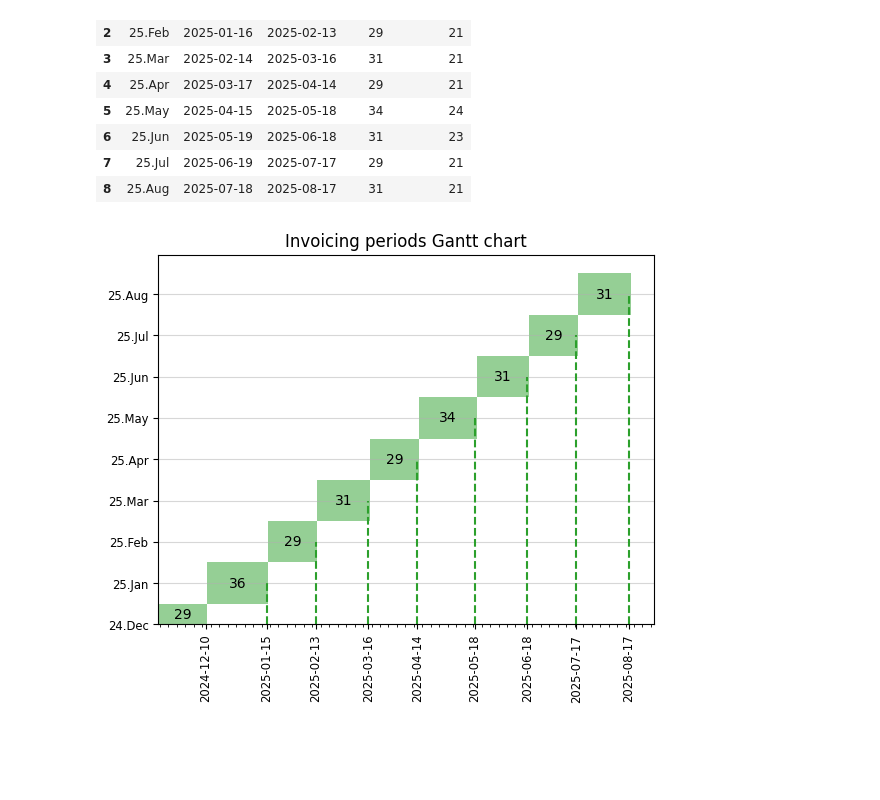
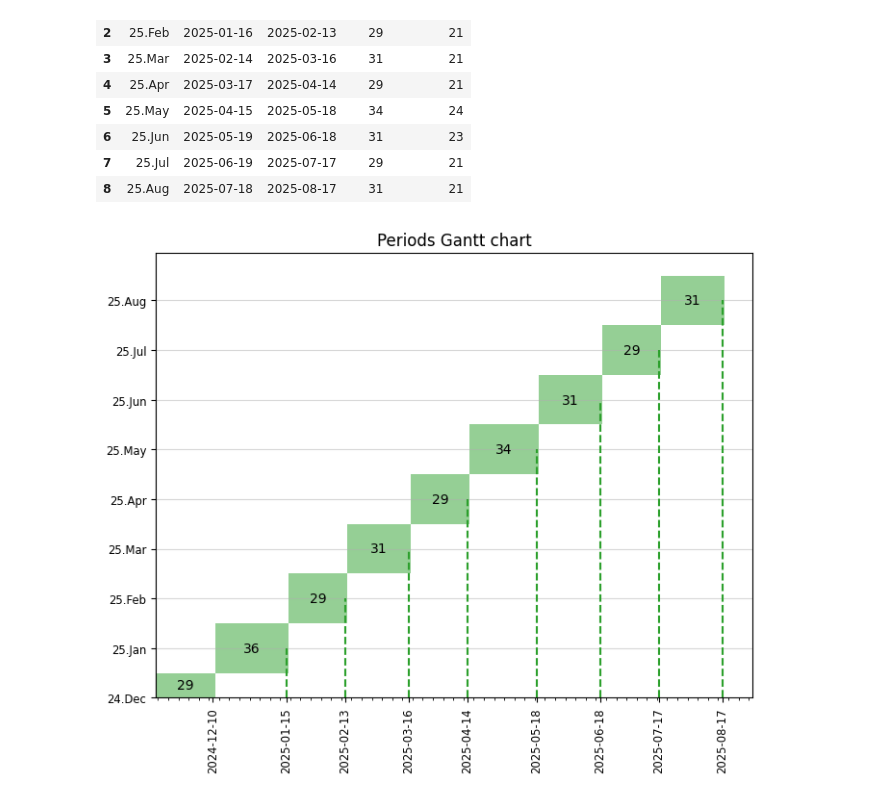
Before and after one commit to romz-pl/Jupyter-Python, a Jupyter notebook: 00-gantt-chart/gantt-chart.ipynb, the cells around one changed output. Drawn from its saved outputs; the diff is of its cells as text; code cells hidden in the pictures; blank space fills up the shorter version.

Commit message:
Create chart for any date period

```diff
--- a/00-gantt-chart/gantt-chart.ipynb
+++ b/00-gantt-chart/gantt-chart.ipynb
@@ -97,16 +97,18 @@ df
 # %%
 fig, ax = plt.subplots()
 rects = plt.barh(y=df["Name"], width=df["Days"], left=df["Start day"], height=1.0, color="tab:green", alpha=0.5)
 ax.bar_label(rects, label_type='center')
 ax.vlines(df["End day"], 0, df["Name"], linestyles='dashed', color="tab:green")
 ax.xaxis_date()
-ax.set_title("Invoicing periods Gantt chart")
+ax.set_title("Periods Gantt chart")
 ax.yaxis.grid(True, alpha=0.5)
 ax.set_ylim(bottom=0)
 ax.set_xticks(df["End day"])
 ax.xaxis.set_minor_locator(tck.MultipleLocator(5))
 ax.tick_params(axis='y', labelsize='small')
 ax.tick_params(axis='x', rotation=90, labelsize='small')
+fig.set_size_inches(8, 6)
+plt.savefig("./output/periods.png", bbox_inches="tight", dpi = 100)
 #plt.close()
 # %% [output]
-[figure, old version]
+[figure, new version]
```
Also changed, not shown: parts of 1 cell of this notebook, 2 other files.
